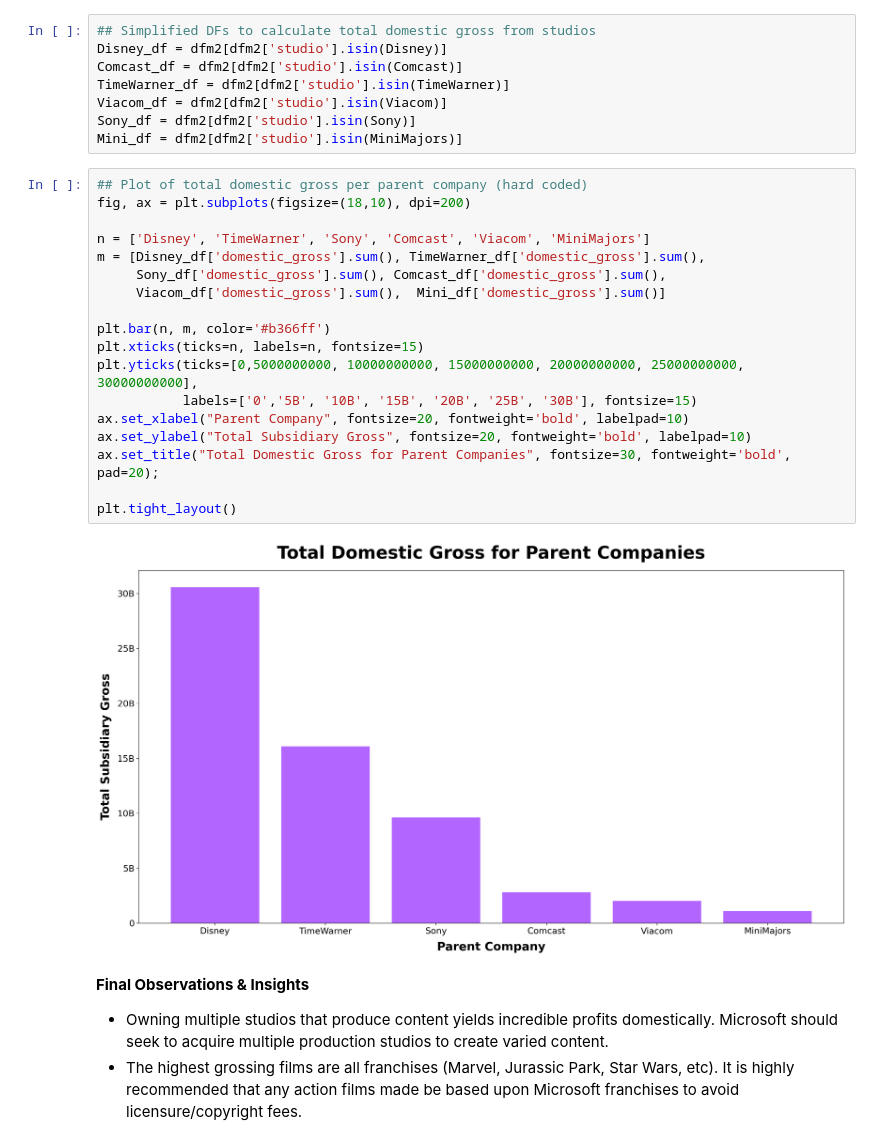
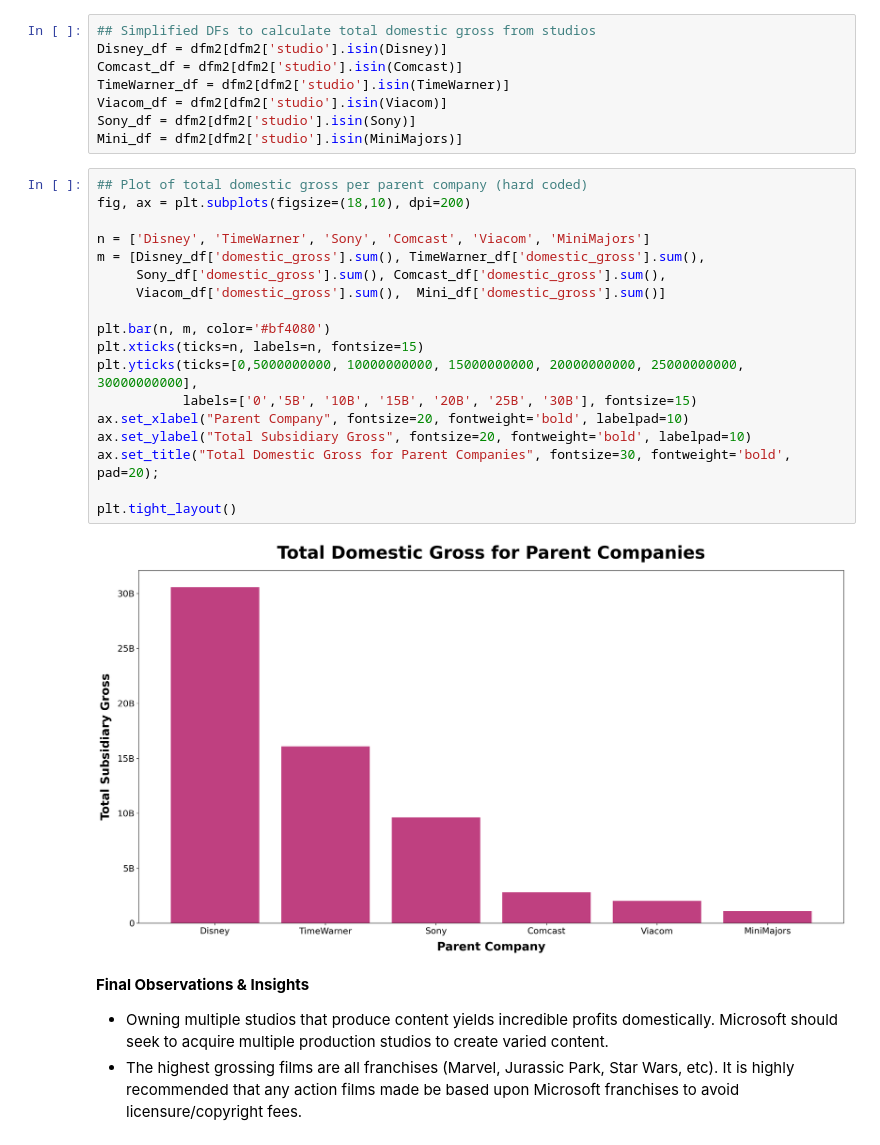
Before and after one commit to alpacanonymous/project1, a Jupyter notebook: final_notebook.ipynb, the cells around one changed output. Saved outputs shown, nothing was run; the diff lists cells and outputs as text.

```diff
--- a/final_notebook.ipynb
+++ b/final_notebook.ipynb
@@ -1042,23 +1000,23 @@ Mini_df = dfm2[dfm2['studio'].isin(MiniMajors)]
 # %%
 ## Plot of total domestic gross per parent company (hard coded)
 fig, ax = plt.subplots(figsize=(18,10), dpi=200)
 
 n = ['Disney', 'TimeWarner', 'Sony', 'Comcast', 'Viacom', 'MiniMajors']
 m = [Disney_df['domestic_gross'].sum(), TimeWarner_df['domestic_gross'].sum(),
      Sony_df['domestic_gross'].sum(), Comcast_df['domestic_gross'].sum(),
      Viacom_df['domestic_gross'].sum(),  Mini_df['domestic_gross'].sum()]
 
-plt.bar(n, m, color='#b366ff')
+plt.bar(n, m, color='#bf4080')
 plt.xticks(ticks=n, labels=n, fontsize=15)
 plt.yticks(ticks=[0,5000000000, 10000000000, 15000000000, 20000000000, 25000000000, 30000000000],
            labels=['0','5B', '10B', '15B', '20B', '25B', '30B'], fontsize=15)
 ax.set_xlabel("Parent Company", fontsize=20, fontweight='bold', labelpad=10)
 ax.set_ylabel("Total Subsidiary Gross", fontsize=20, fontweight='bold', labelpad=10)
 ax.set_title("Total Domestic Gross for Parent Companies", fontsize=30, fontweight='bold', pad=20);
 
 plt.tight_layout()
 # %% [output]
-[figure, old version]
+[figure, new version]
 # %% [markdown]
 **Final Observations & Insights**
 <ul>
```
Also changed, not shown: parts of 36 cells of this notebook, 1 other file.
